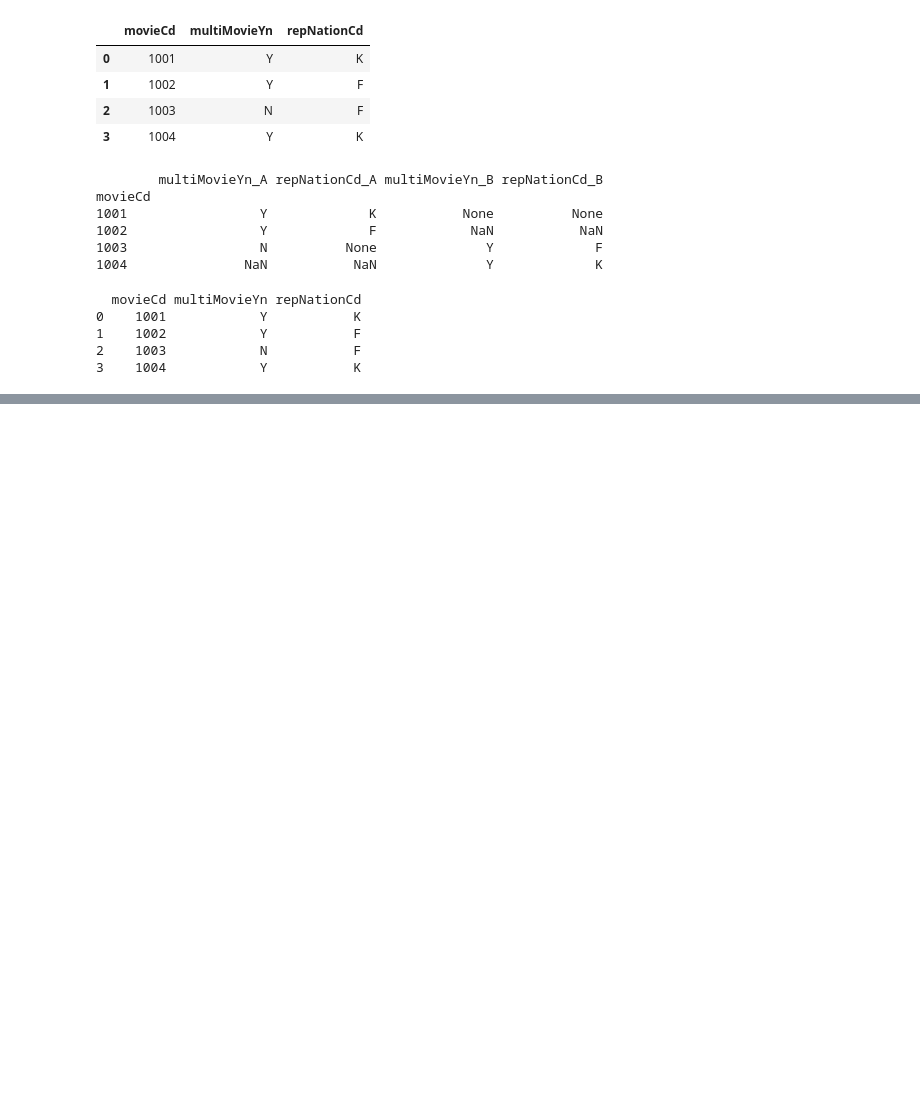
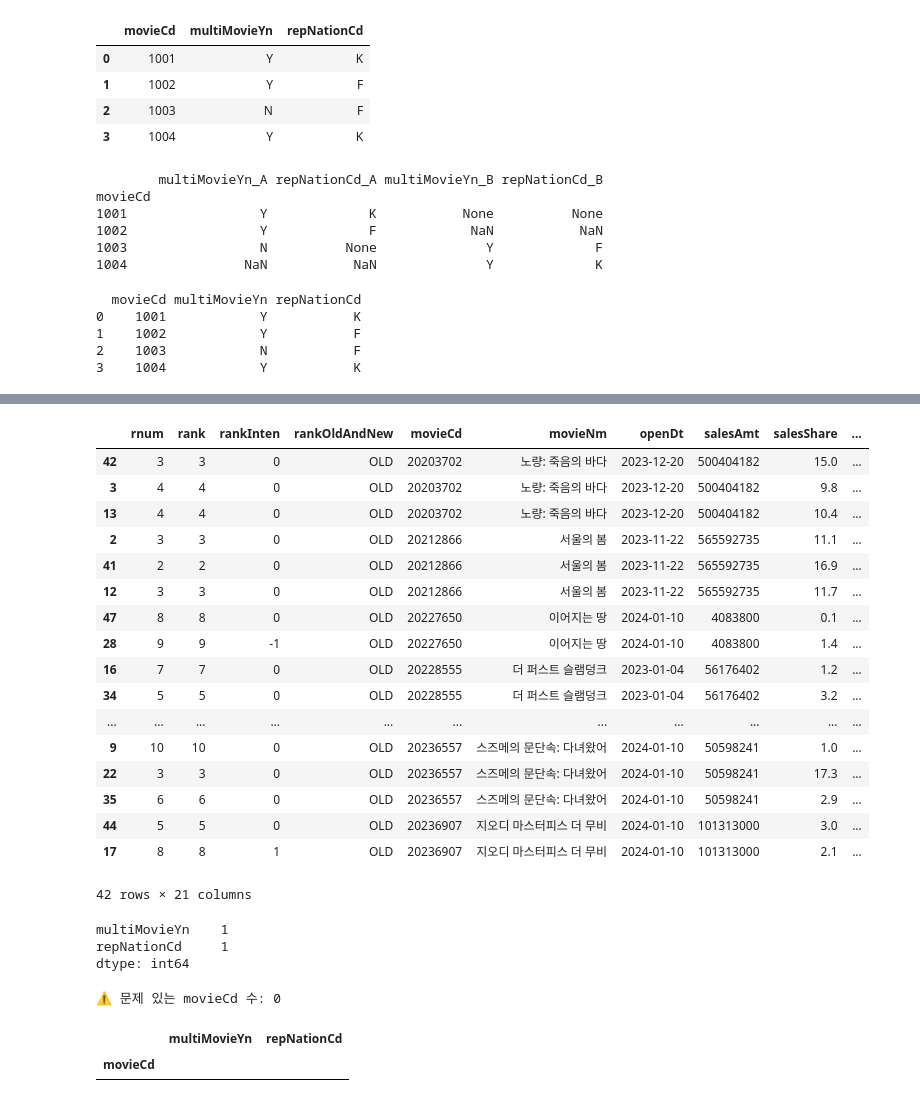
Before and after one commit to stundrg/myairflow, a Jupyter notebook: Note/Tracking.ipynb, the cells around one changed output, grey strips where cells are left out. Saved outputs shown, nothing was run; the diff lists cells and outputs as text; code cells hidden in the pictures; blank space fills up the shorter version.

```diff
--- a/Note/Tracking.ipynb
+++ b/Note/Tracking.ipynb
@@ -75,0 +339,7 @@ print(merged_df)
+# %%
+import pandas as pd
+import os
+
+meta_path = os.path.expanduser("~/data/movie_after/meta/meta.parquet")
+meta_df = pd.read_parquet(meta_path)
+meta_df[["movieCd", "multiMovieYn", "repNationCd"]].sort_values("movieCd")
@@ -75,0 +364,55 @@ print(merged_df)
+# %%
+dupes = meta_df.duplicated(subset=["movieCd"], keep=False)
+meta_df[dupes].sort_values("movieCd")
+# %% [output]
+|  | rnum | rank | rankInten | rankOldAndNew | movieCd | movieNm | openDt | salesAmt | salesShare | ... |
+| 42 | 3 | 3 | 0 | OLD | 20203702 | 노량: 죽음의 바다 | 2023-12-20 | 500404182 | 15.0 | ... |
+| 3 | 4 | 4 | 0 | OLD | 20203702 | 노량: 죽음의 바다 | 2023-12-20 | 500404182 | 9.8 | ... |
+| 13 | 4 | 4 | 0 | OLD | 20203702 | 노량: 죽음의 바다 | 2023-12-20 | 500404182 | 10.4 | ... |
+| 2 | 3 | 3 | 0 | OLD | 20212866 | 서울의 봄 | 2023-11-22 | 565592735 | 11.1 | ... |
+| 41 | 2 | 2 | 0 | OLD | 20212866 | 서울의 봄 | 2023-11-22 | 565592735 | 16.9 | ... |
+| 12 | 3 | 3 | 0 | OLD | 20212866 | 서울의 봄 | 2023-11-22 | 565592735 | 11.7 | ... |
+| 47 | 8 | 8 | 0 | OLD | 20227650 | 이어지는 땅 | 2024-01-10 | 4083800 | 0.1 | ... |
+| 28 | 9 | 9 | -1 | OLD | 20227650 | 이어지는 땅 | 2024-01-10 | 4083800 | 1.4 | ... |
+| 16 | 7 | 7 | 0 | OLD | 20228555 | 더 퍼스트 슬램덩크 | 2023-01-04 | 56176402 | 1.2 | ... |
+| 34 | 5 | 5 | 0 | OLD | 20228555 | 더 퍼스트 슬램덩크 | 2023-01-04 | 56176402 | 3.2 | ... |
+| ... | ... | ... | ... | ... | ... | ... | ... | ... | ... | ... |
+| 9 | 10 | 10 | 0 | OLD | 20236557 | 스즈메의 문단속: 다녀왔어 | 2024-01-10 | 50598241 | 1.0 | ... |
+| 22 | 3 | 3 | 0 | OLD | 20236557 | 스즈메의 문단속: 다녀왔어 | 2024-01-10 | 50598241 | 17.3 | ... |
+| 35 | 6 | 6 | 0 | OLD | 20236557 | 스즈메의 문단속: 다녀왔어 | 2024-01-10 | 50598241 | 2.9 | ... |
+| 44 | 5 | 5 | 0 | OLD | 20236907 | 지오디 마스터피스 더 무비 | 2024-01-10 | 101313000 | 3.0 | ... |
+| 17 | 8 | 8 | 1 | OLD | 20236907 | 지오디 마스터피스 더 무비 | 2024-01-10 | 101313000 | 2.1 | ... |
+42 rows × 21 columns
+# %%
+meta_df.groupby("movieCd")[["multiMovieYn", "repNationCd"]].nunique().max()
+# %% [output]
+multiMovieYn    1
+repNationCd     1
+dtype: int64
+# %%
+import pyarrow.dataset as ds
+import pandas as pd
+import os
+
+# 1. 파티셔닝된 데이터셋 로드
+dataset = ds.dataset(os.path.expanduser("~/data/movie_after/dailyboxoffice"), format="parquet", partitioning="hive")
+df = dataset.to_table().to_pandas()
+
+# 2. 특정 날짜 확인 (예: 20240113)
+df_day = df[df["dt"] == "20240113"]
+
+# 3. movieCd 기준으로 정렬 & 확인
+df_day_sorted = df_day.sort_values(["movieCd", "multiMovieYn", "repNationCd"])
+
+# 4. movieCd별로 몇 개의 값이 있는지 확인
+check = df_day_sorted.groupby("movieCd")[["multiMovieYn", "repNationCd"]].nunique()
+
+# 5. 하나로 정리 안된 경우 찾기
+problematic = check[(check["multiMovieYn"] > 1) | (check["repNationCd"] > 1)]
+
+print("⚠️ 문제 있는 movieCd 수:", len(problematic))
+problematic
+# %% [output]
+⚠️ 문제 있는 movieCd 수: 0
+|  | multiMovieYn | repNationCd |
+| movieCd |  |  |
```
Also changed, not shown: parts of 19 cells of this notebook, 4 other files.
